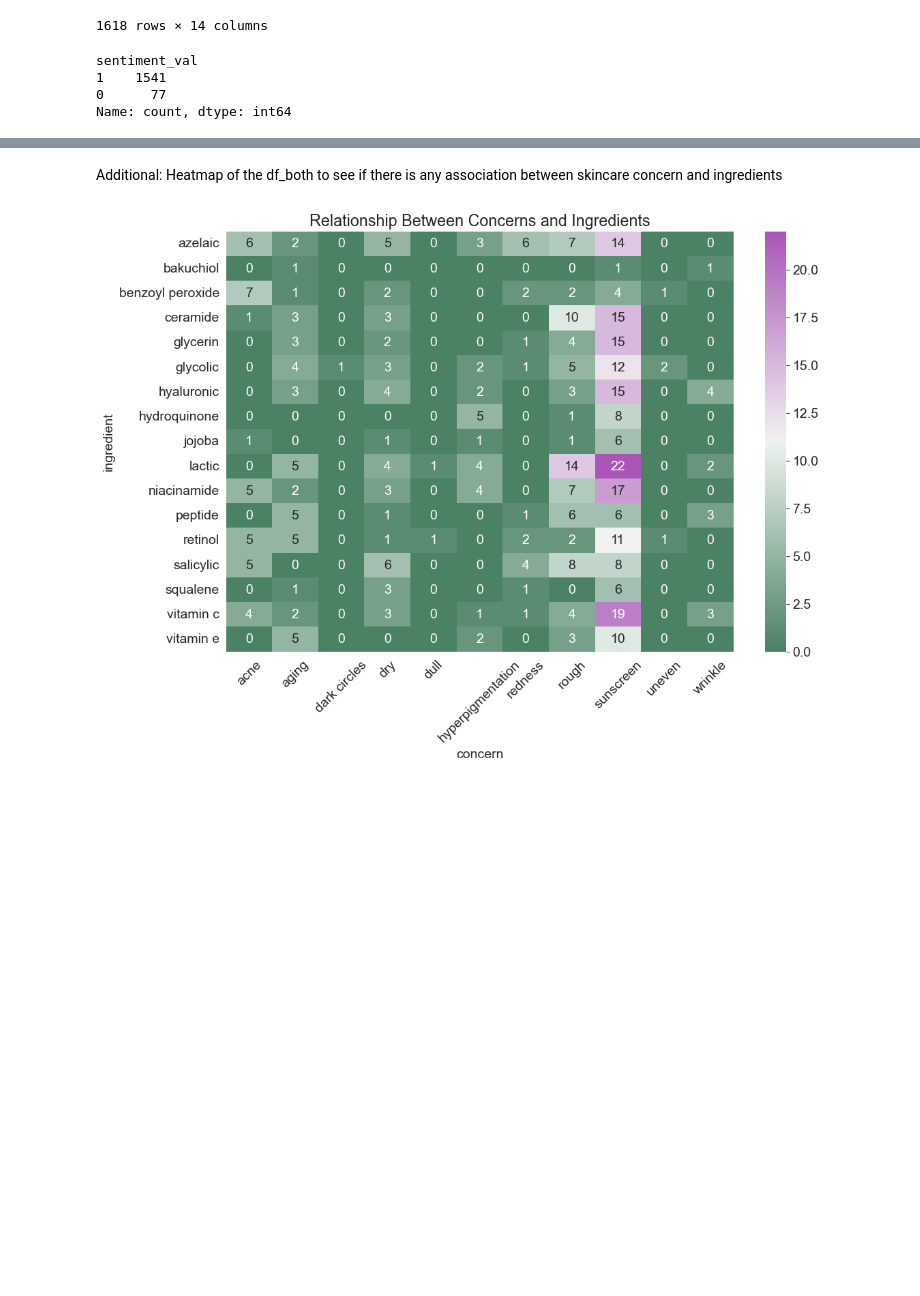
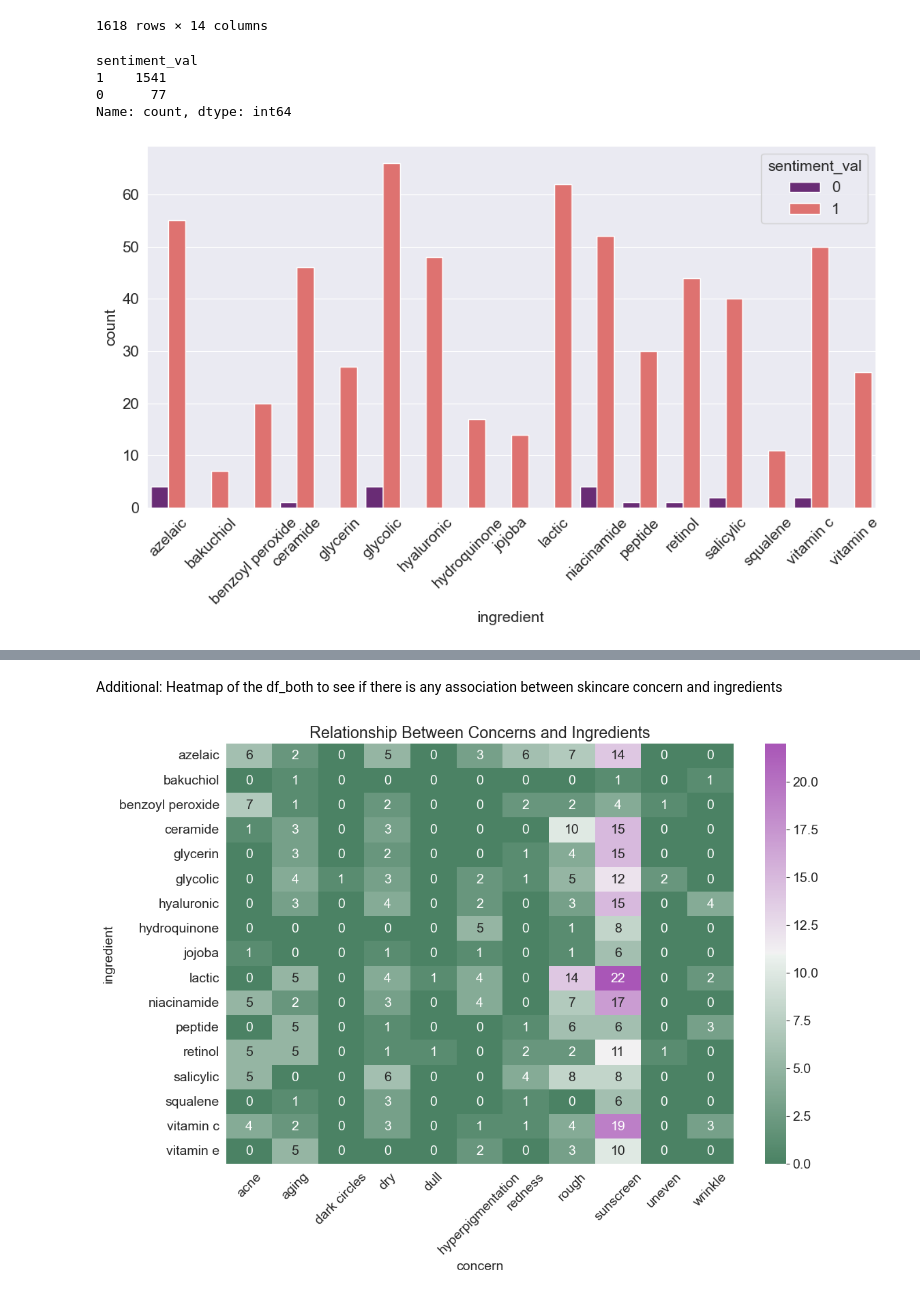
Before and after one commit to nandikaL/OX24006_EMAT0048-Part-2, a Jupyter notebook: OX24006_EMATM0048_Part2.ipynb, the cells around one changed output, grey strips where cells are left out. Drawn from its saved outputs; the diff is of its cells as text; code cells hidden in the pictures; blank space fills up the shorter version.

```diff
--- a/OX24006_EMATM0048_Part2.ipynb
+++ b/OX24006_EMATM0048_Part2.ipynb
@@ -912,3 +912,14 @@ sentiment_val
 1    1541
 0      77
 Name: count, dtype: int64
+# %%
+plt.figure(figsize=(12, 6))
+ing_sent = wdf.groupby(['ingredient', 'sentiment_val']).size().reset_index(name='count')
+lala = sns.color_palette("magma",2)
+sns.barplot(x='ingredient', y='count', hue='sentiment_val', data=ing_sent, palette=lala)
+plt.title("Counts of Sentiment Value of each Ingredient")
+plt.xticks(rotation=45)
+plt.savefig('ing_sent.png')
+plt.show()
+# %% [output]
+[figure, added]
```
Also changed, not shown: parts of 1 cell of this notebook.
